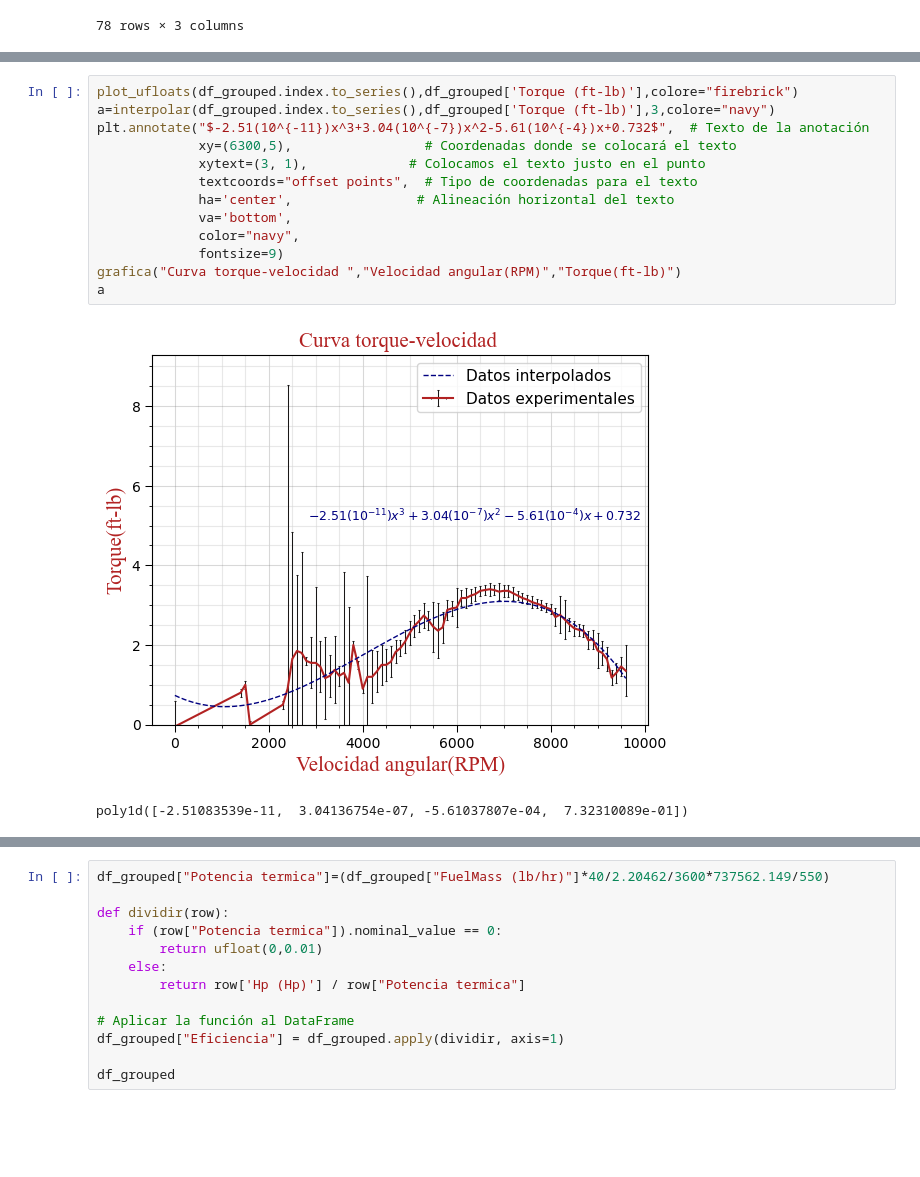
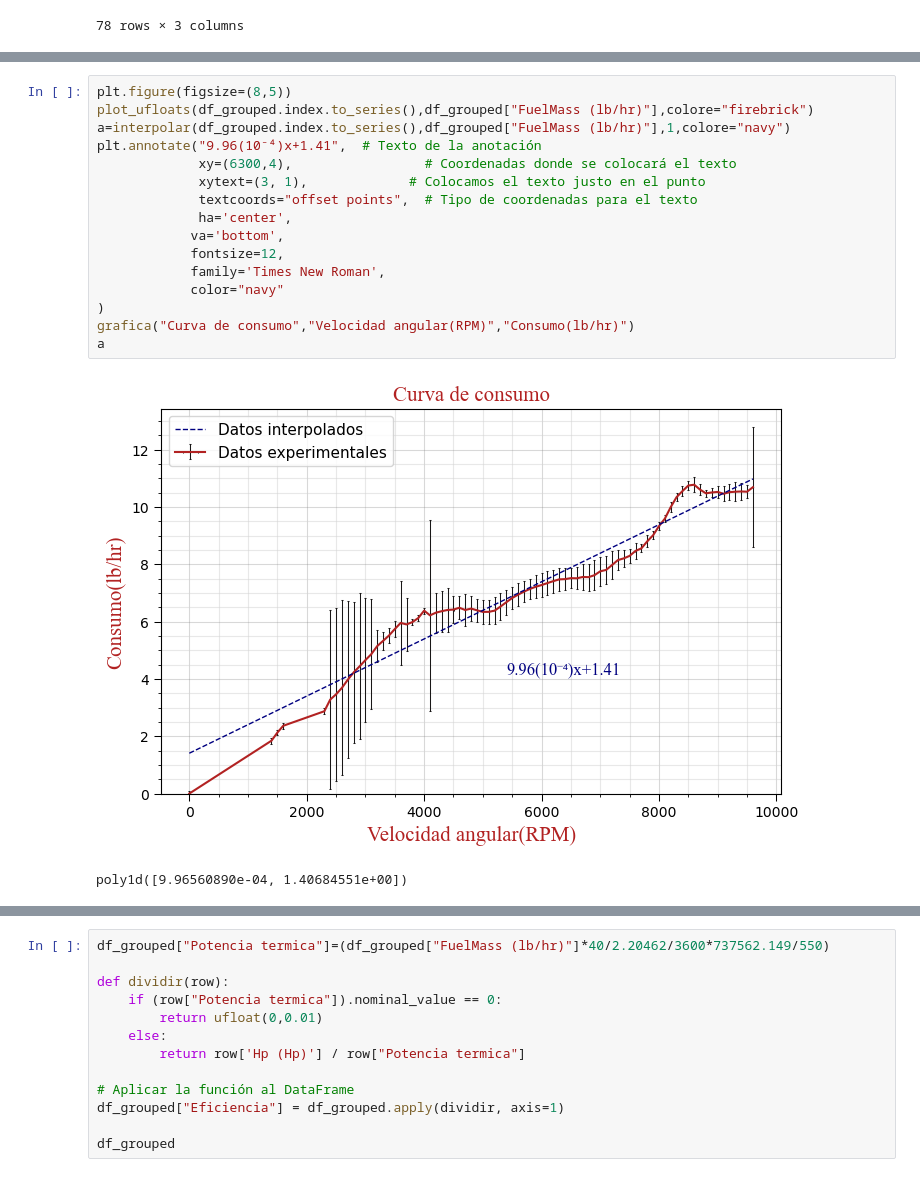
Before and after one commit to juanardila10/Procesamiento-de-datos-Conversi-n-de-energ-a, a Jupyter notebook: Graficas Lab 1.ipynb, the cells around one changed output, grey strips where cells are left out. Drawn from its saved outputs; the diff is of its cells as text; blank space fills up the shorter version.

Commit message:
Final mechanical graphs

```diff
--- a/Graficas Lab 1.ipynb
+++ b/Graficas Lab 1.ipynb
@@ -116,16 +153,19 @@ df_grouped
 # %%
-plot_ufloats(df_grouped.index.to_series(),df_grouped['Torque (ft-lb)'],colore="firebrick")
-a=interpolar(df_grouped.index.to_series(),df_grouped['Torque (ft-lb)'],3,colore="navy")
-plt.annotate("$-2.51(10^{-11})x^3+3.04(10^{-7})x^2-5.61(10^{-4})x+0.732$",  # Texto de la anotación
-             xy=(6300,5),                 # Coordenadas donde se colocará el texto
+plt.figure(figsize=(8,5))
+plot_ufloats(df_grouped.index.to_series(),df_grouped["FuelMass (lb/hr)"],colore="firebrick")
+a=interpolar(df_grouped.index.to_series(),df_grouped["FuelMass (lb/hr)"],1,colore="navy")
+plt.annotate("9.96(10⁻⁴)x+1.41",  # Texto de la anotación
+             xy=(6300,4),                 # Coordenadas donde se colocará el texto
              xytext=(3, 1),             # Colocamos el texto justo en el punto
              textcoords="offset points",  # Tipo de coordenadas para el texto
-             ha='center',                # Alineación horizontal del texto
-             va='bottom',
-             color="navy",
-             fontsize=9)
-grafica("Curva torque-velocidad ","Velocidad angular(RPM)","Torque(ft-lb)")
+             ha='center',
+            va='bottom',
+            fontsize=12,
+            family='Times New Roman',
+            color="navy"
+)
+grafica("Curva de consumo","Velocidad angular(RPM)","Consumo(lb/hr)")
 a
 # %% [output]
-[figure, old version]
+[figure, new version]
-poly1d([-2.51083539e-11,  3.04136754e-07, -5.61037807e-04,  7.32310089e-01])
+poly1d([9.96560890e-04, 1.40684551e+00])
```
Also changed, not shown: parts of 5 cells of this notebook, 5 other files.
